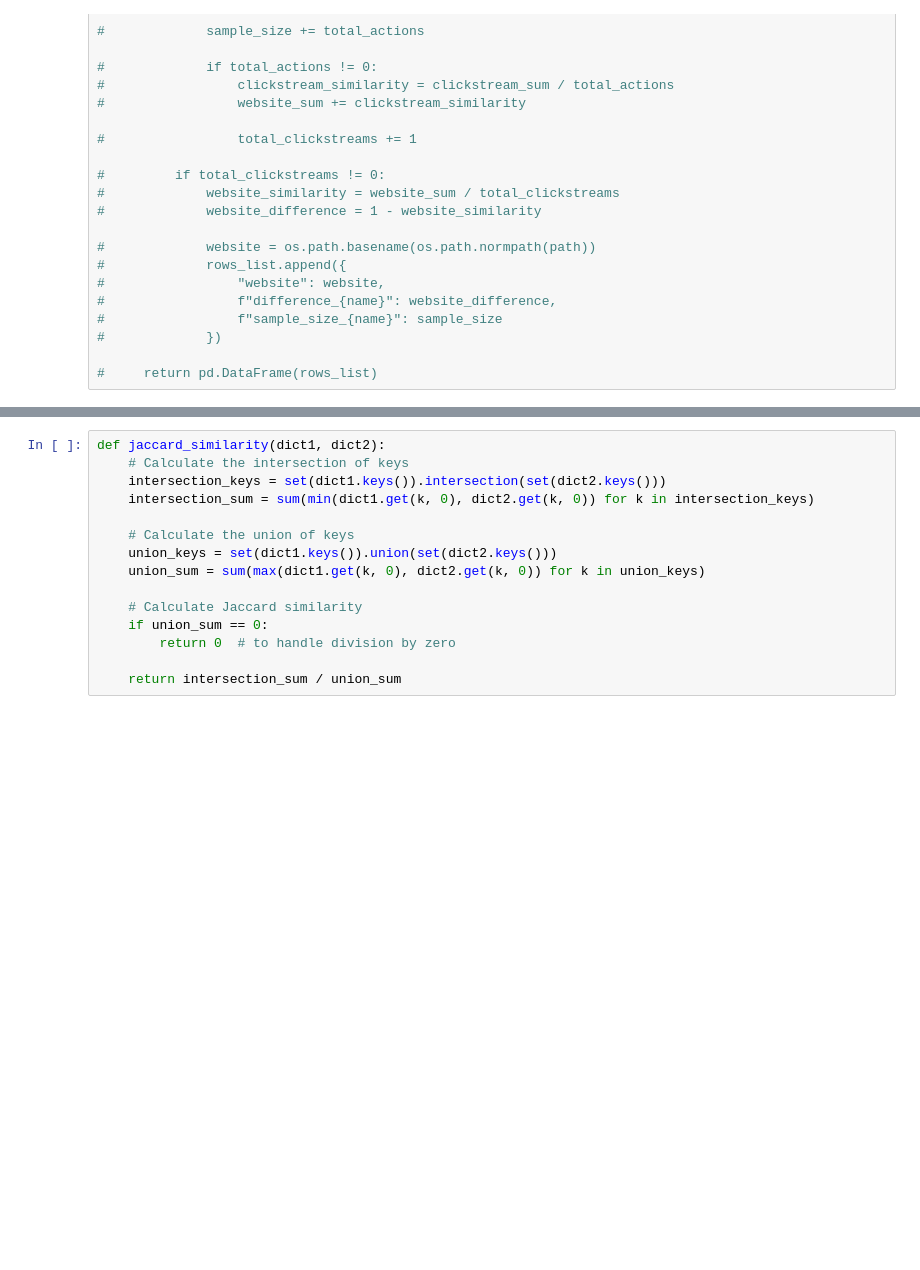
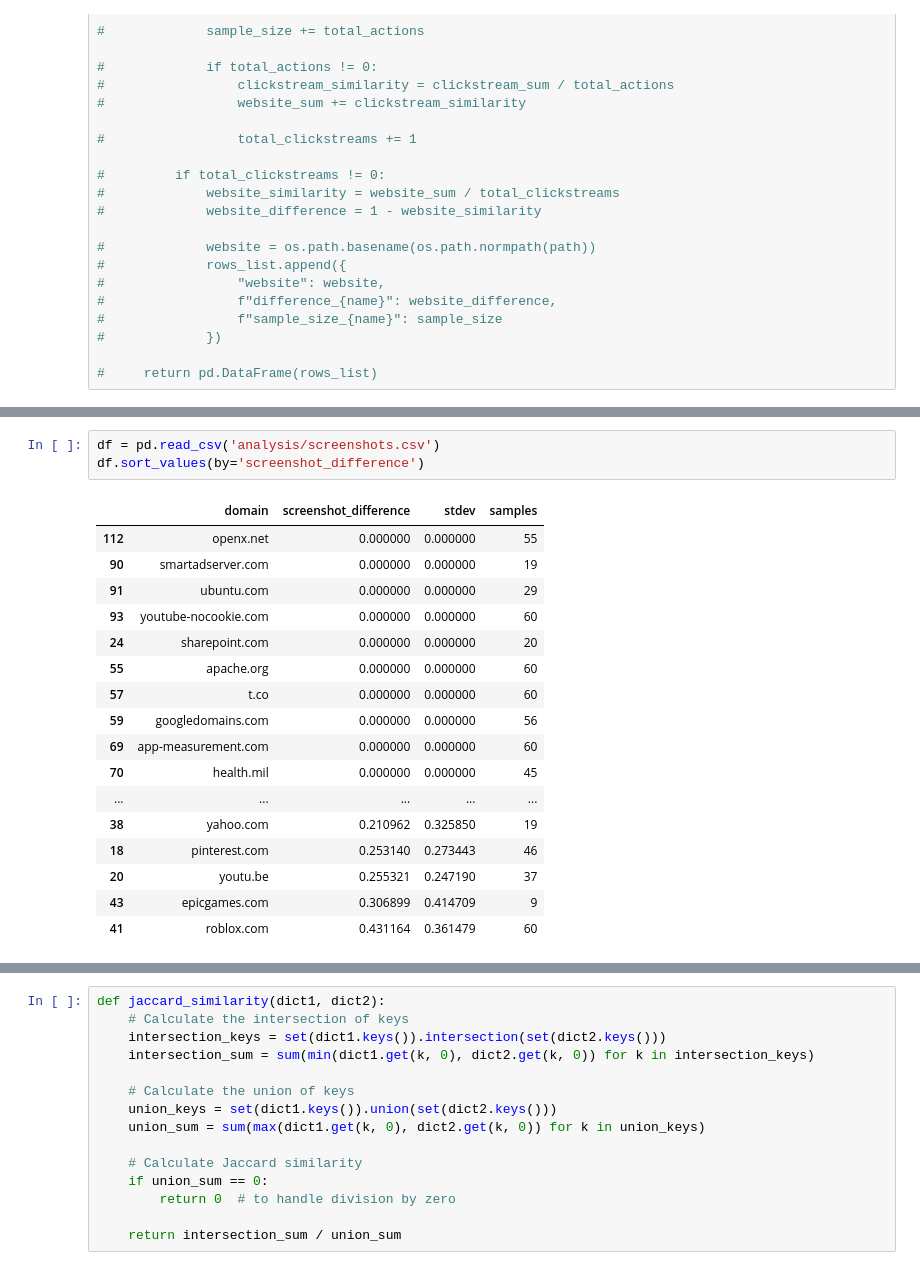
Before and after one commit to maxwellmlin/cookie-classify, a Jupyter notebook: classification_algo.ipynb, the cells around one changed output, grey strips where cells are left out. Cells and saved outputs as stored; diff of their text form; blank space fills up the shorter version.

```diff
--- a/classification_algo.ipynb
+++ b/classification_algo.ipynb
@@ -398,0 +390,21 @@ TypeError: can't convert type 'NoneType' to numerator/denominator
+# %%
+df = pd.read_csv('analysis/screenshots.csv')
+df.sort_values(by='screenshot_difference')
+# %% [output]
+|  | domain | screenshot_difference | stdev | samples |
+| 112 | openx.net | 0.000000 | 0.000000 | 55 |
+| 90 | smartadserver.com | 0.000000 | 0.000000 | 19 |
+| 91 | ubuntu.com | 0.000000 | 0.000000 | 29 |
+| 93 | youtube-nocookie.com | 0.000000 | 0.000000 | 60 |
+| 24 | sharepoint.com | 0.000000 | 0.000000 | 20 |
+| 55 | apache.org | 0.000000 | 0.000000 | 60 |
+| 57 | t.co | 0.000000 | 0.000000 | 60 |
+| 59 | googledomains.com | 0.000000 | 0.000000 | 56 |
+| 69 | app-measurement.com | 0.000000 | 0.000000 | 60 |
+| 70 | health.mil | 0.000000 | 0.000000 | 45 |
+| ... | ... | ... | ... | ... |
+| 38 | yahoo.com | 0.210962 | 0.325850 | 19 |
+| 18 | pinterest.com | 0.253140 | 0.273443 | 46 |
+| 20 | youtu.be | 0.255321 | 0.247190 | 37 |
+| 43 | epicgames.com | 0.306899 | 0.414709 | 9 |
+| 41 | roblox.com | 0.431164 | 0.361479 | 60 |
```
Also changed, not shown: parts of 6 cells of this notebook.
